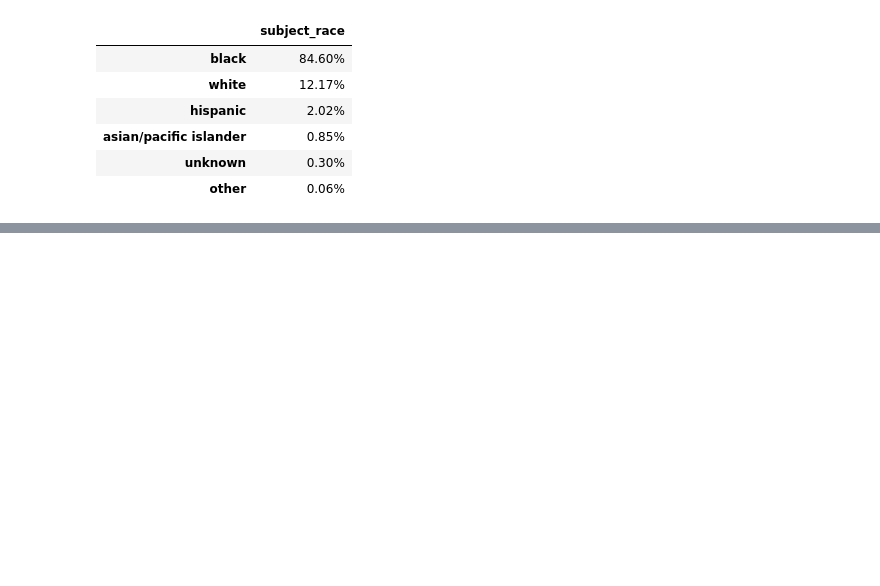
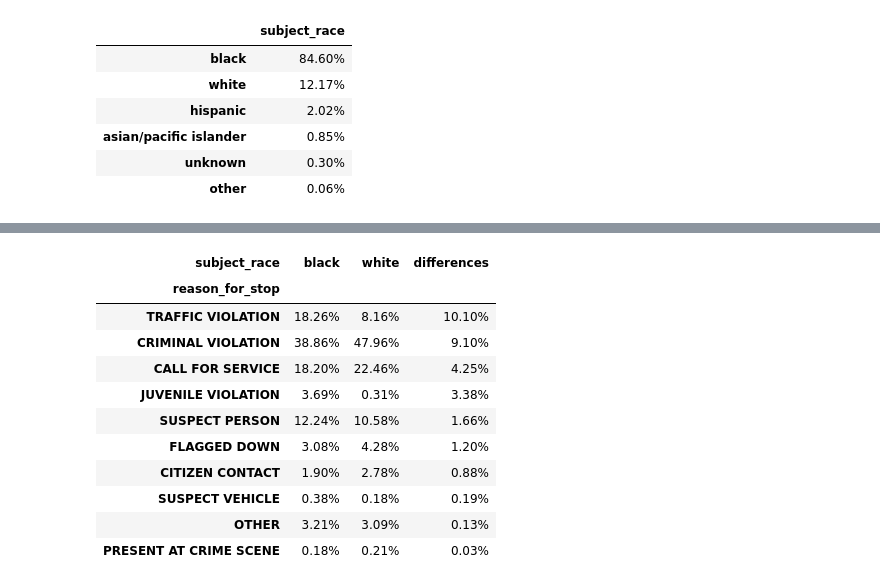
Before and after one commit to albertoabreu91/Practice_zone, a Jupyter notebook: New_Orleans_police.ipynb, the cells around one changed output, grey strips where cells are left out. Saved outputs shown, nothing was run; the diff lists cells and outputs as text; code cells hidden in the pictures; blank space fills up the shorter version.

```diff
--- a/New_Orleans_police.ipynb
+++ b/New_Orleans_police.ipynb
@@ -584,0 +712,16 @@ districs_pivot['proportions'] = districs_pivot['proportions'].apply("{0:.2f}%".f
+# %%
+#Filtering by district 8 only
+data_d8_b_w_arrest_style
+# %% [output]
+| subject_race | black | white | differences |
+| reason_for_stop |  |  |  |
+| TRAFFIC VIOLATION | 18.26% | 8.16% | 10.10% |
+| CRIMINAL VIOLATION | 38.86% | 47.96% | 9.10% |
+| CALL FOR SERVICE | 18.20% | 22.46% | 4.25% |
+| JUVENILE VIOLATION | 3.69% | 0.31% | 3.38% |
+| SUSPECT PERSON | 12.24% | 10.58% | 1.66% |
+| FLAGGED DOWN | 3.08% | 4.28% | 1.20% |
+| CITIZEN CONTACT | 1.90% | 2.78% | 0.88% |
+| SUSPECT VEHICLE | 0.38% | 0.18% | 0.19% |
+| OTHER | 3.21% | 3.09% | 0.13% |
+| PRESENT AT CRIME SCENE | 0.18% | 0.21% | 0.03% |
```
Also changed, not shown: parts of 29 cells of this notebook.
